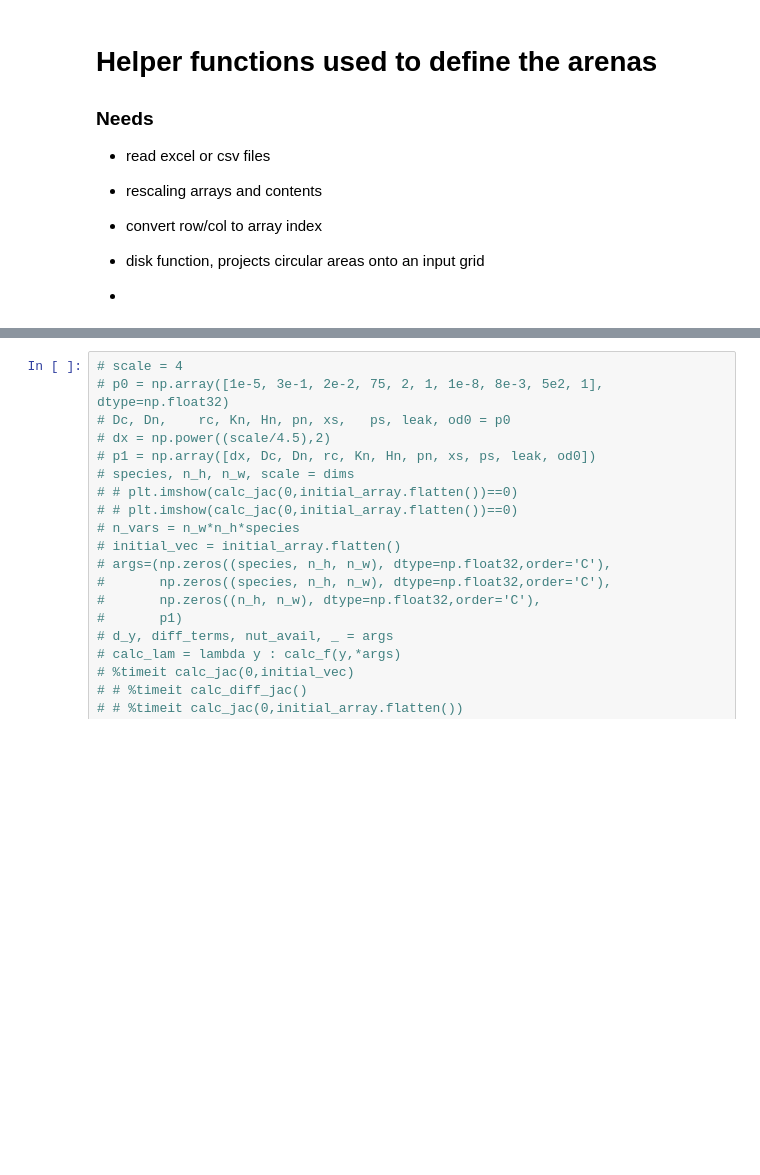
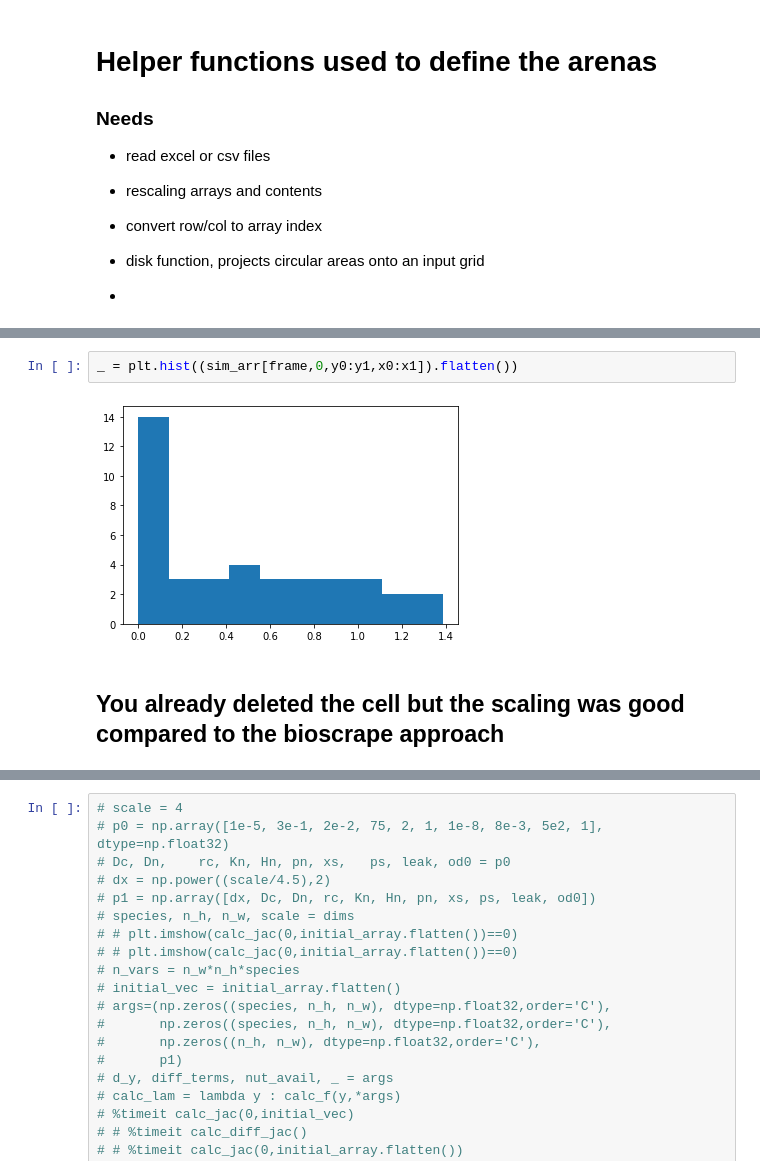
Before and after one commit to boospooky/omnitray-modeling, a Jupyter notebook: omnitray-modeling/mimic_190413_exp_jac.ipynb, the cells around one changed output, grey strips where cells are left out. Cells and saved outputs as stored; diff of their text form; blank space fills up the shorter version.

```diff
--- a/omnitray-modeling/mimic_190413_exp_jac.ipynb
+++ b/omnitray-modeling/mimic_190413_exp_jac.ipynb
@@ -639,3 +702,9 @@ Wall time: 3min 53s
+# %%
+_ = plt.hist((sim_arr[frame,0,y0:y1,x0:x1]).flatten())
+# %% [output]
+[figure, added]
+# %% [markdown]
+## You already deleted the cell but the scaling was good compared to the bioscrape approach
 # %%
 for scale_power in [3,4,5,6,7,8]:
     print(scale_power)
```
Also changed, not shown: parts of 56 cells of this notebook.
